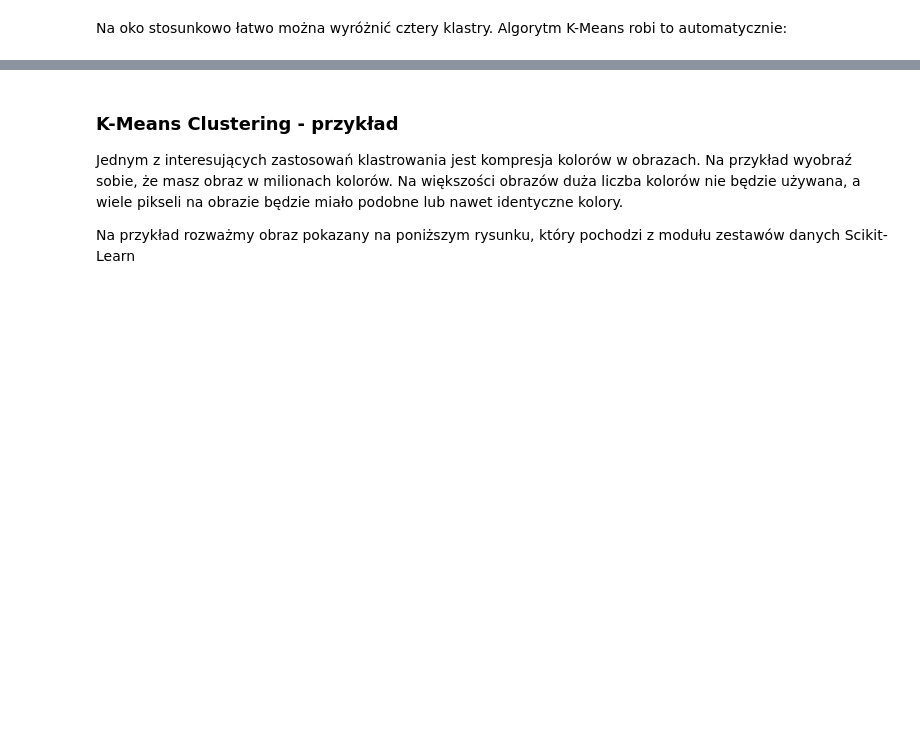
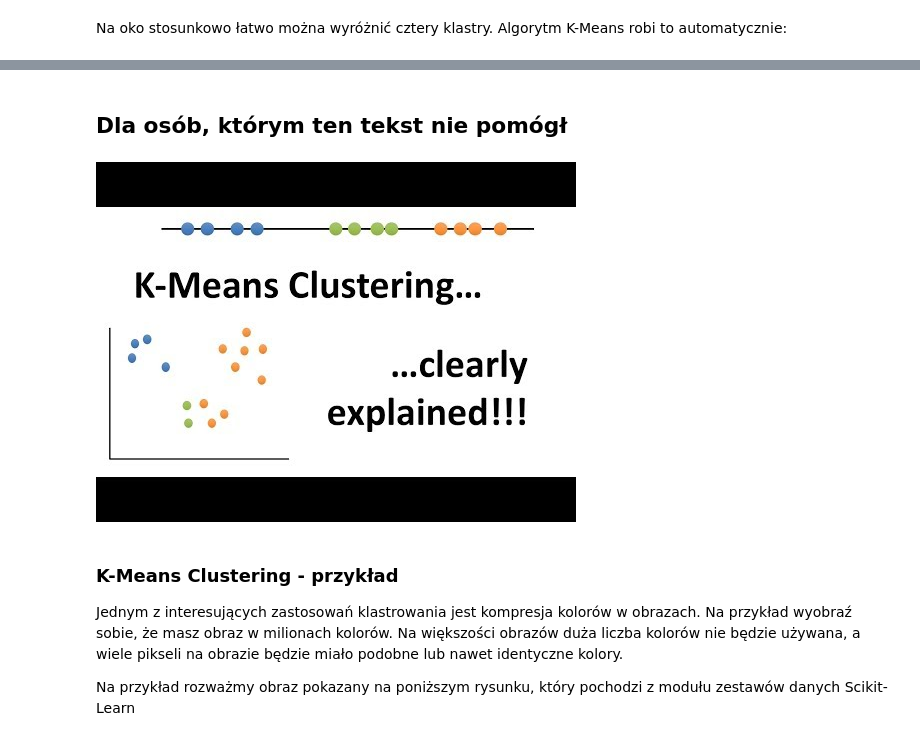
Before and after one commit to mikiisz/ml-tutorial6, a Jupyter notebook: ml_tutorial6.ipynb, the cells around one changed output, grey strips where cells are left out. Saved outputs shown, nothing was run; the diff lists cells and outputs as text; code cells hidden in the pictures; blank space fills up the shorter version.

```diff
--- a/ml_tutorial6.ipynb
+++ b/ml_tutorial6.ipynb
@@ -78,3 +78,10 @@ Krok M (krok maksymalizacji) jest tak nazywany, ponieważ wiąże się z maksyma
+# %% [markdown]
+## Dla osób, którym ten tekst nie pomógł
+# %%
+from IPython.display import YouTubeVideo
+YouTubeVideo('4b5d3muPQmA', width=800, height=500)
+# %% [output]
+[figure, added]
 # %% [markdown]
 ### K-Means Clustering - przykład
 
```
Also changed, not shown: parts of 7 cells of this notebook.
